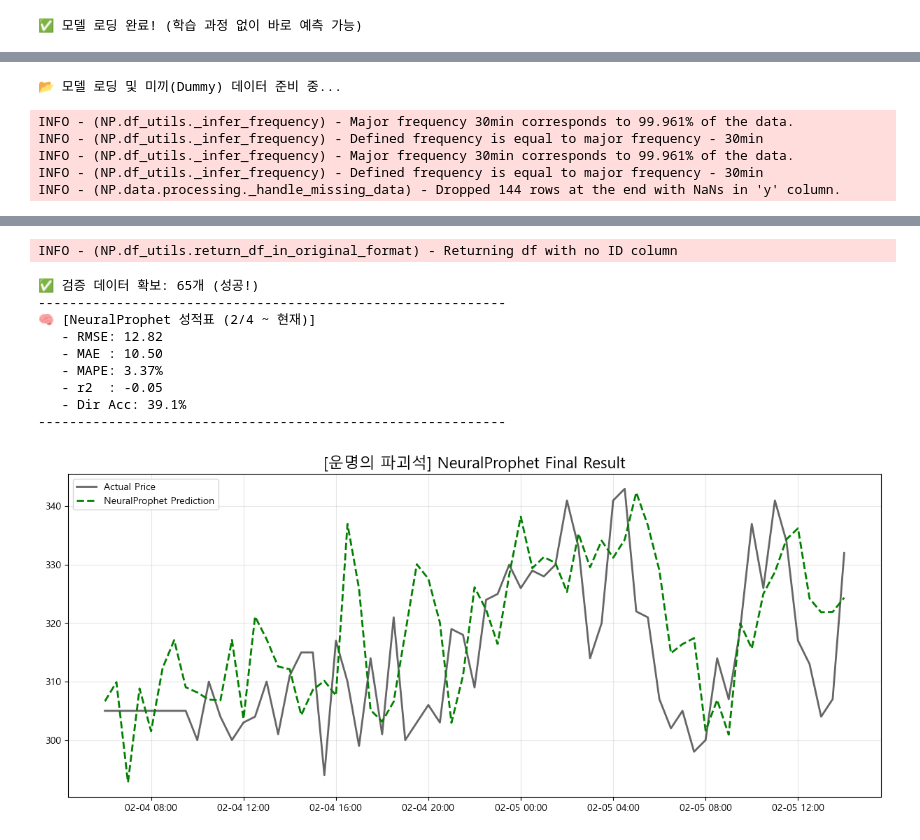
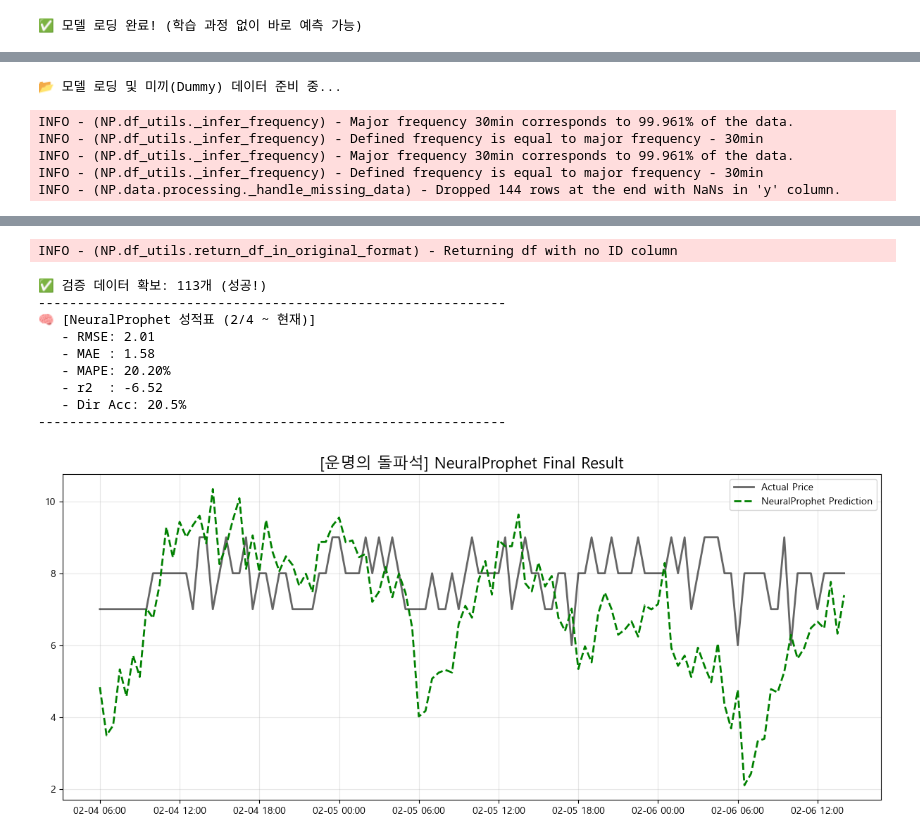
Before and after one commit to PhorinKid/prophet-asset-forecast, a Jupyter notebook: notebook/4.최종뉴럴.ipynb, the cells around one changed output, grey strips where cells are left out. Saved outputs shown, nothing was run; the diff lists cells and outputs as text; code cells hidden in the pictures.

```diff
--- a/notebook/4.최종뉴럴.ipynb
+++ b/notebook/4.최종뉴럴.ipynb
@@ -72,7 +72,7 @@ def get_item_data(item_name):
 # ---------------------------------------------------------
 # [테스트] 아이템 이름 입력
 # ---------------------------------------------------------
-TARGET_ITEM = "운명의 파괴석"  # 👈 분석하고 싶은 아이템 이름
+TARGET_ITEM = "운명의 돌파석"  # 👈 분석하고 싶은 아이템 이름
 df_raw, df_gpt = get_item_data(TARGET_ITEM)
 
 display(df_raw.head())
@@ -607,7 +595,7 @@ if m:
     # 4. 검증 데이터 추출 (2월 4일 ~ 원본 끝)
     # =========================================================
     cutoff = pd.to_datetime("2026-02-04 06:00:00")
-    real_end = pd.to_datetime("2026-02-05 14:00:00") # 포린님 데이터 끝 시점
+    real_end = pd.to_datetime(pd.Timestamp.now())
 
     # 미끼 부분은 제외하고, 진짜 데이터 구간만 필터링
     mask = (forecast['ds'] >= cutoff) & (forecast['ds'] <= real_end)
@@ -659,12 +647,12 @@ INFO - (NP.data.processing._handle_missing_data) - Dropped 144 rows at the end w
 🔮 예측 수행 중... (이제 잘라먹혀도 안전함)
 INFO - (NP.df_utils.return_df_in_original_format) - Returning df with no ID column
-✅ 검증 데이터 확보: 65개 (성공!)
+✅ 검증 데이터 확보: 113개 (성공!)
 ------------------------------------------------------------
 🧠 [NeuralProphet 성적표 (2/4 ~ 현재)]
-   - RMSE: 12.82
-   - MAE : 10.50
-   - MAPE: 3.37%
-   - r2  : -0.05
-   - Dir Acc: 39.1%
+   - RMSE: 2.01
+   - MAE : 1.58
+   - MAPE: 20.20%
+   - r2  : -6.52
+   - Dir Acc: 20.5%
 ------------------------------------------------------------
-[figure, old version]
+[figure, new version]
```
Also changed, not shown: parts of 7 cells of this notebook, 7 other files.
